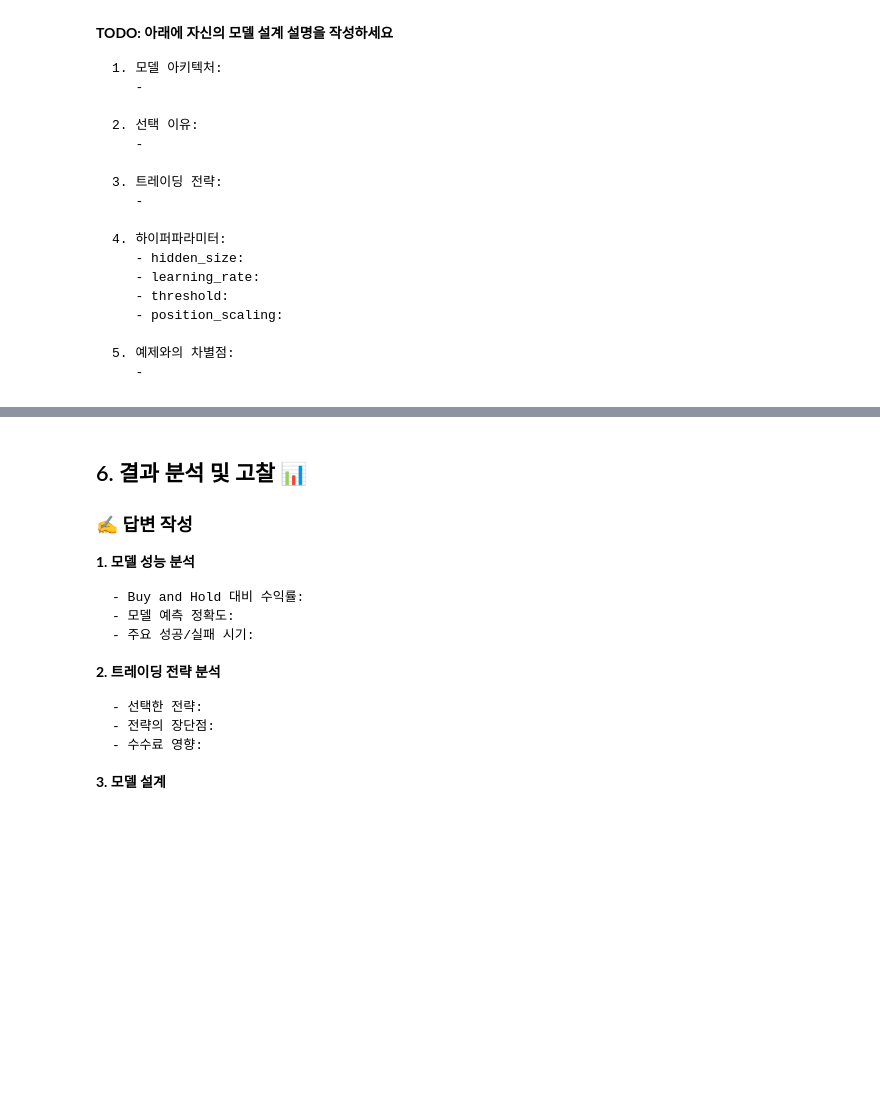
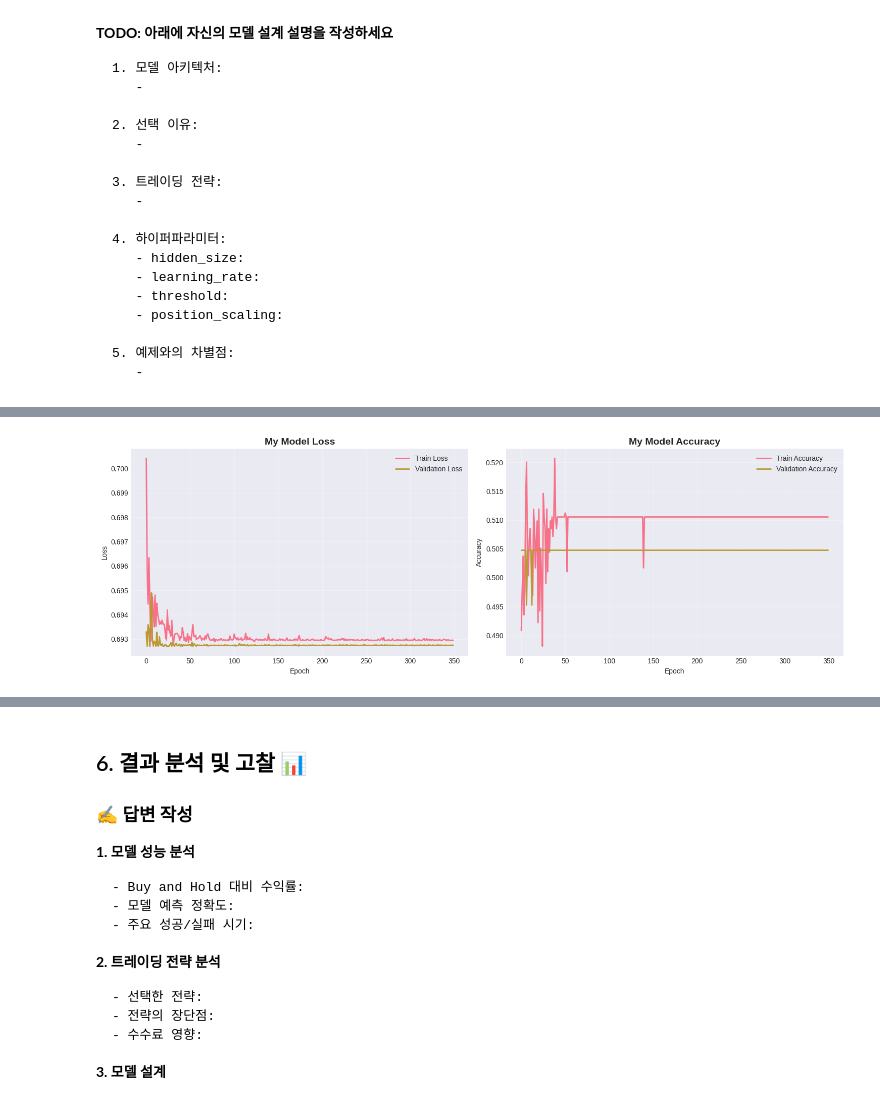
Before and after one commit to camargokr/TimeSeriesForecastingTest, a Jupyter notebook: assignment_notebook.ipynb, the cells around one changed output, grey strips where cells are left out. Cells and saved outputs as stored; diff of their text form; code cells hidden in the pictures; blank space fills up the shorter version.

```diff
--- a/assignment_notebook.ipynb
+++ b/assignment_notebook.ipynb
@@ -1161,3 +1199,14 @@ class MyTradingModel(nn.Module):
 #     patience=15
 # )
 # print("\n✅ 모델 학습 완료!")
+# %%
+gru_model = MyTradingModel(input_size=input_size, hidden_size=128, dropout=0.3)
+
+history_gru = train_model(
+    model=gru_model,
+    train_loader=train_loader,
+    val_loader=val_loader,
+    epochs=350,
+    lr=0.001,
+    patience=1000
+)
@@ -1164,21 +1231,22 @@ class MyTradingModel(nn.Module):
 # %%
-# TODO: 학습 과정 시각화 (선택사항)
-
-# fig, axes = plt.subplots(1, 2, figsize=(15, 5))
-# axes[0].plot(my_history["train_loss"], label="Train Loss", linewidth=2)
-# axes[0].plot(my_history["val_loss"], label="Validation Loss", linewidth=2)
-# axes[0].set_title("My Model Loss", fontsize=14, fontweight="bold")
-# axes[0].set_xlabel("Epoch")
-# axes[0].set_ylabel("Loss")
-# axes[0].legend()
-# axes[0].grid(True, alpha=0.3)
-# axes[1].plot(my_history["train_acc"], label="Train Accuracy", linewidth=2)
-# axes[1].plot(my_history["val_acc"], label="Validation Accuracy", linewidth=2)
-# axes[1].set_title("My Model Accuracy", fontsize=14, fontweight="bold")
-# axes[1].set_xlabel("Epoch")
-# axes[1].set_ylabel("Accuracy")
-# axes[1].legend()
-# axes[1].grid(True, alpha=0.3)
-# plt.tight_layout()
-# plt.show()
+# 학습 모델 데이터 시각화
+fig, axes = plt.subplots(1, 2, figsize=(15, 5))
+axes[0].plot(history_gru["train_loss"], label="Train Loss", linewidth=2)
+axes[0].plot(history_gru["val_loss"], label="Validation Loss", linewidth=2)
+axes[0].set_title("My Model Loss", fontsize=14, fontweight="bold")
+axes[0].set_xlabel("Epoch")
+axes[0].set_ylabel("Loss")
+axes[0].legend()
+axes[0].grid(True, alpha=0.3)
+axes[1].plot(history_gru["train_acc"], label="Train Accuracy", linewidth=2)
+axes[1].plot(history_gru["val_acc"], label="Validation Accuracy", linewidth=2)
+axes[1].set_title("My Model Accuracy", fontsize=14, fontweight="bold")
+axes[1].set_xlabel("Epoch")
+axes[1].set_ylabel("Accuracy")
+axes[1].legend()
+axes[1].grid(True, alpha=0.3)
+plt.tight_layout()
+plt.show()
+# %% [output]
+[figure, added]
 # %%
```
Also changed, not shown: parts of 6 cells of this notebook.
